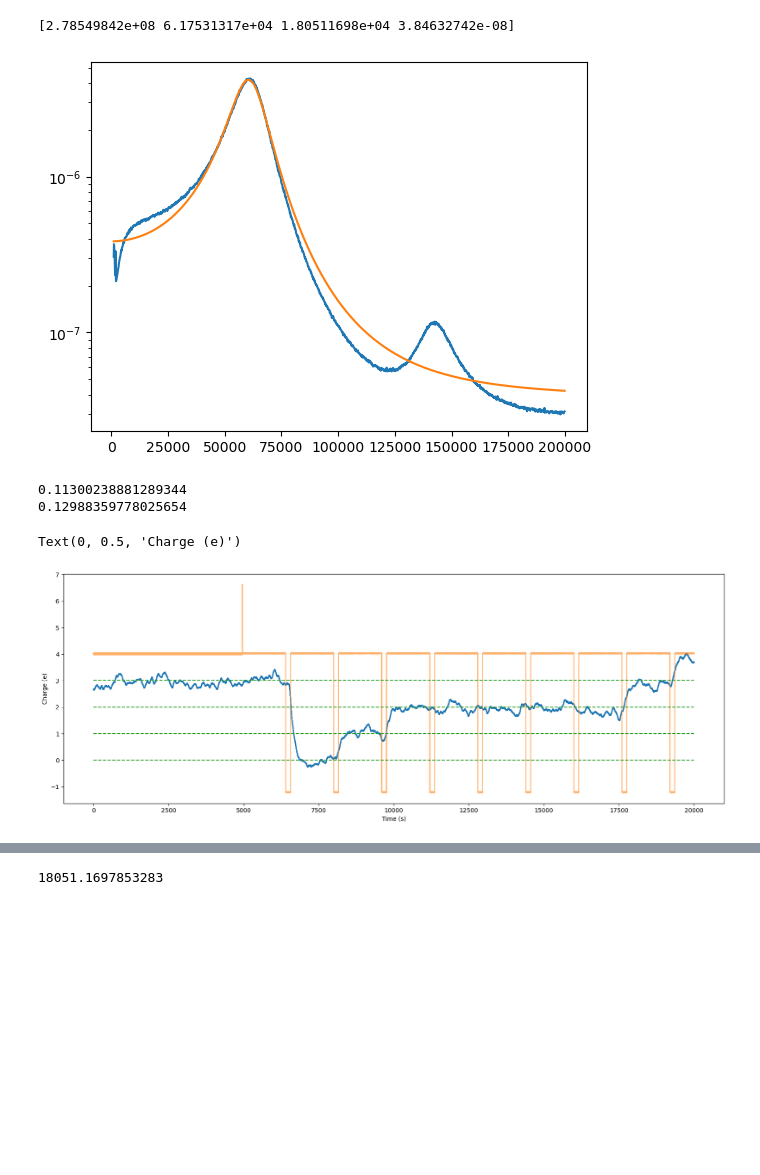
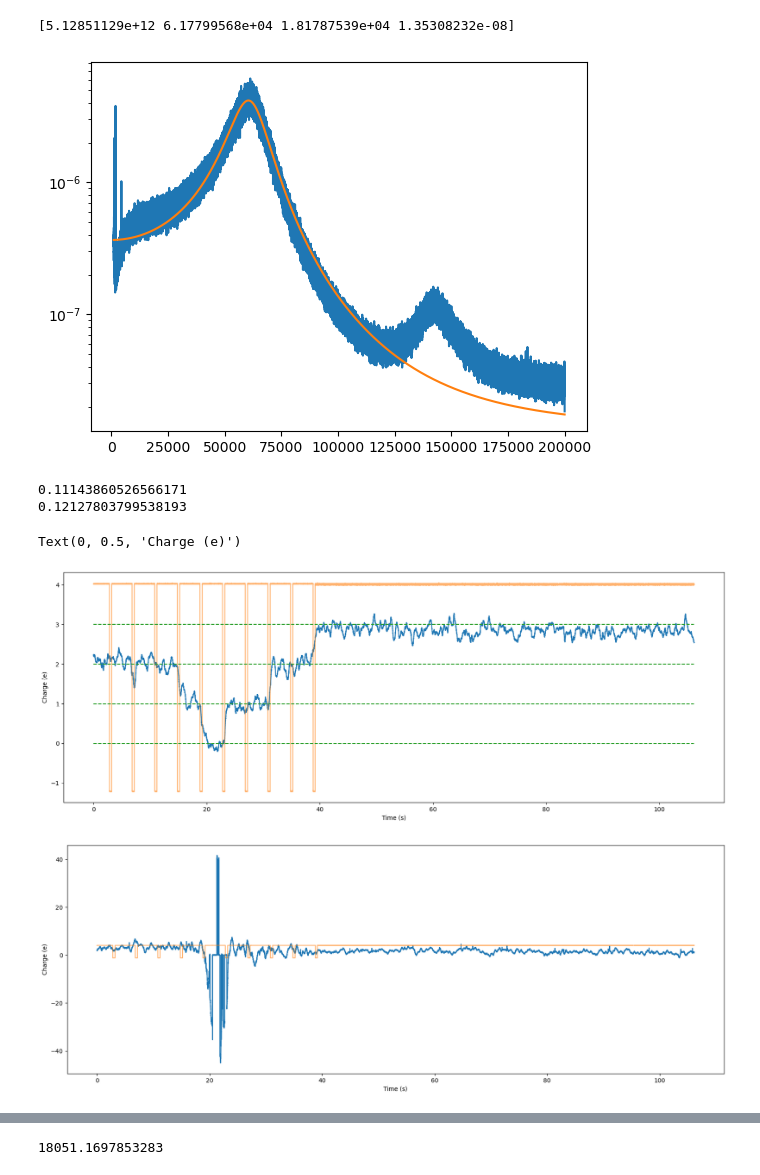
Before and after one commit to tompenny/SIMPLE_MASTQG_diamond, a Jupyter notebook: Particle Mass.ipynb, the cells around one changed output, grey strips where cells are left out. Saved outputs shown, nothing was run; the diff lists cells and outputs as text; code cells hidden in the pictures; blank space fills up the shorter version.

```diff
--- a/Particle Mass.ipynb
+++ b/Particle Mass.ipynb
@@ -24,24 +25,24 @@ plt.yscale('log')
 # %%
-lb = int(nps_frac*10000)
-ub = int(nps_frac*200000)
-fit_ncnd, cov_ncnd = opt.curve_fit(au.Linewidth2, PSD_ncnd[0][lb:ub], PSD_ncnd[1][lb:ub], p0 = [10**7, 70000, 10000, 2*10**(-8)])
+lb = int(nps_frac*20000)
+ub = int(nps_frac*120000)
+fit_ncnd, cov_ncnd = opt.curve_fit(au.Linewidth2, PSD_ncnd[0][lb:ub], PSD_ncnd[1][lb:ub], p0 = [10**12, 70000, 10000, 2*10**(-8)])
 print(fit_ncnd)
 fitted_ncnd = au.Linewidth2(PSD_ncnd[0], *fit_ncnd)
 # %% [output]
-[2.78549842e+08 6.17531317e+04 1.80511698e+04 3.84632742e-08]
+[5.12851129e+12 6.17799568e+04 1.81787539e+04 1.35308232e-08]
 # %%
 lb = int(nps_frac*1000)
-ub = int(nps_frac*200000)
+ub = int(nps_frac*250000)
 plt.figure()
 plt.plot(PSD_ncnd[0][lb:ub], PSD_ncnd[1][lb:ub])
 plt.plot(PSD_ncnd[0][lb:ub], fitted_ncnd[lb:ub])
 plt.yscale('log')
 # %% [output]
-[figure, old version]
+[figure, new version]
 # %%
 lb = int(nps_frac*15000)
 ub = int(nps_frac*100000)
-area_1 = np.trapz(PSD_ncnd[1][lb:ub], PSD_ncnd[0][lb:ub]) - (lb-ub)/nps_frac*fit_ncnd[3]
+area_1 = np.trapz(PSD_ncnd[1][lb:ub], PSD_ncnd[0][lb:ub]) - (lb-ub)/nps_frac*2*10**(-8)
 lb = int(nps_frac*0)
 ub = int(nps_frac*200000)
 area_2 = np.trapz(fitted_ncnd[lb:ub], PSD_ncnd[0][lb:ub]) - (lb-ub)/nps_frac*fit_ncnd[3]
@@ -49,13 +50,13 @@ print(area_1)
 print(area_2)
 # Use area_2 for uncalibrated variance of oscillator
 # %% [output]
-0.11300238881289344
-0.12988359778025654
+0.11143860526566171
+0.12127803799538193
 # %%
 # Let's make a graph of charge changes to put in presentation
 # %%
-filename = 'D:/Lab Data/diamond/240521/Charging/Particle 4/After'
-files = ['']
+filename = 'D:/Lab Data/diamond/240521/Charging/Particle 4/Before 2/Before 2_'
+files = [1, 2, 3]
 end = '.mat'
 # %%
 X = np.zeros(0)
@@ -70,16 +71,22 @@ time = np.linspace(0, len(X)*0.001, len(X))
 # %%
 plt.figure(figsize = (20, 7))
 plt.plot(time, X/0.2)
 plt.plot(time, (HV/1+0.8)/0.2, alpha = 0.6)
 plt.plot([time[0], time[-1]], [3, 3], 'tab:green', linestyle = '--')
 plt.plot([time[0], time[-1]], [0.0, 0.0], 'tab:green', linestyle = '--')
 plt.plot([time[0], time[-1]], [1, 1], 'tab:green', linestyle = '--')
 plt.plot([time[0], time[-1]], [2, 2], 'tab:green', linestyle = '--')
 plt.xlabel('Time (s)')
 plt.ylabel('Charge (e)')
+plt.figure(figsize = (20, 7))
+plt.plot(time, theta/0.2)
+plt.plot(time, (HV/1+0.8)/0.2, alpha = 0.6)
+plt.xlabel('Time (s)')
+plt.ylabel('Charge (e)')
 # %% [output]
 Text(0, 0.5, 'Charge (e)')
-[figure, old version]
+[figure, new version]
+[figure, added]
 # %%
 # So two charges on particle before frequency comb
 # %%
```
Also changed, not shown: parts of 32 cells of this notebook.
